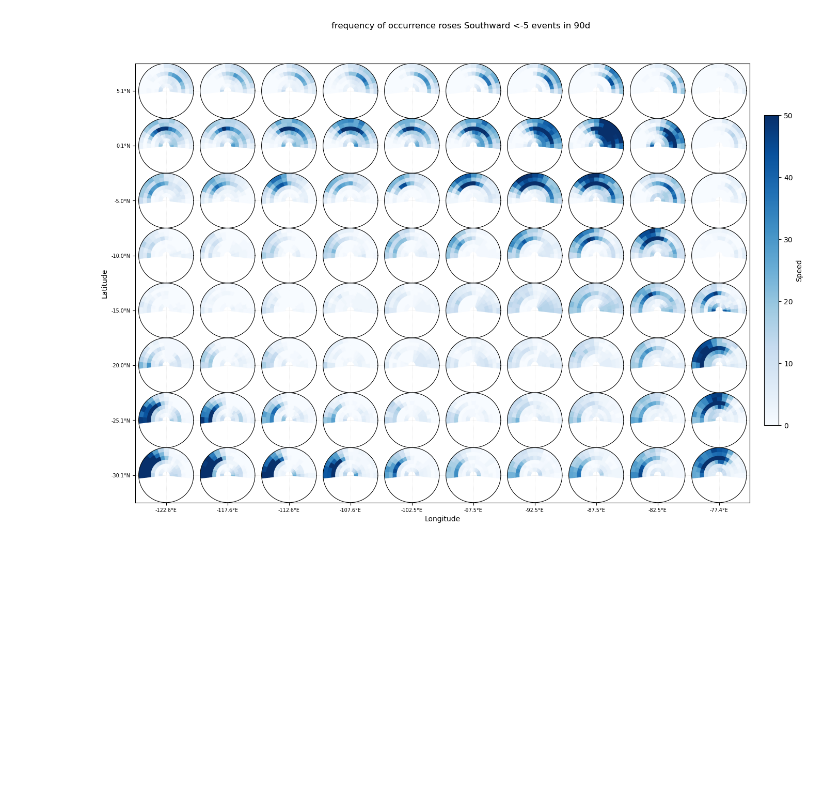
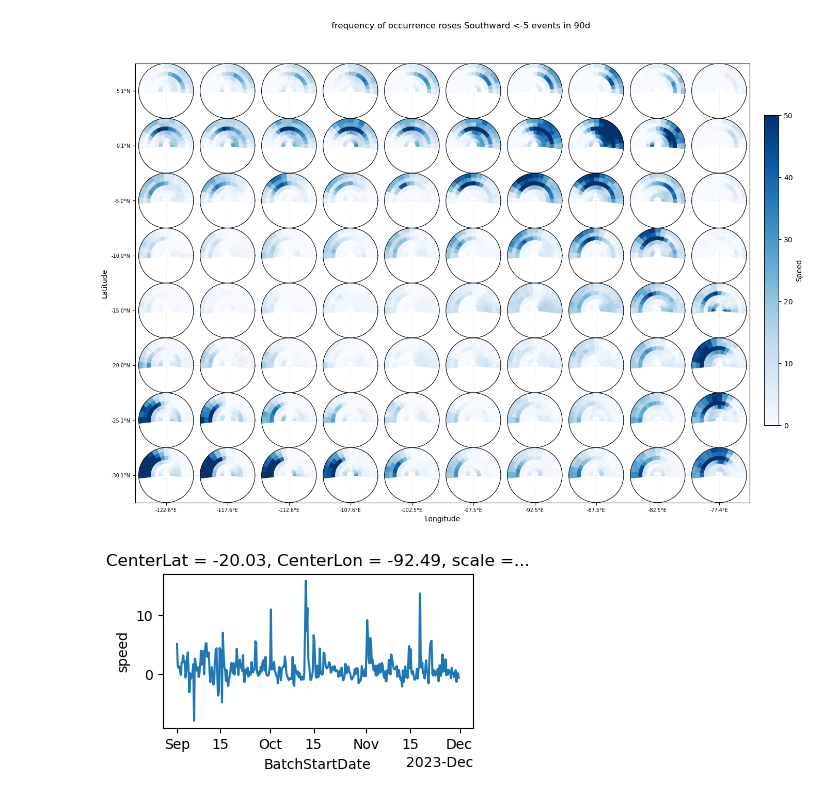
Before and after one commit to brianmapes/stratocu_waves, a Jupyter notebook: SpeedRoses_fromCSV.ipynb, the cells around one changed output. Drawn from its saved outputs; the diff is of its cells as text; code cells hidden in the pictures; blank space fills up the shorter version.

```diff
--- a/SpeedRoses_fromCSV.ipynb
+++ b/SpeedRoses_fromCSV.ipynb
@@ -249,3 +249,8 @@ fig = map_of_roses_instant_frame(n_5events.to_dataset(), vmin=0, vmax=50, cmap=p
                                  titlestr='Southward <-5 events in 90d')
 # %% [output]
 [figure]
+# %%
+# Time series in our part of the basin (3rd lat, 7th lon)
+ds["speed"].isel(CenterLat=2, CenterLon=6, angle=3, scale=3).plot(size=2,aspect=2);
+# %% [output]
+[figure, added]
```
